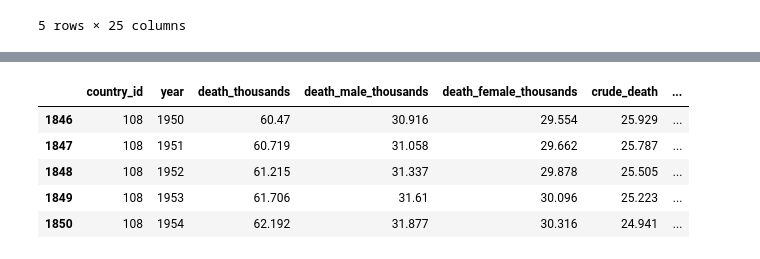
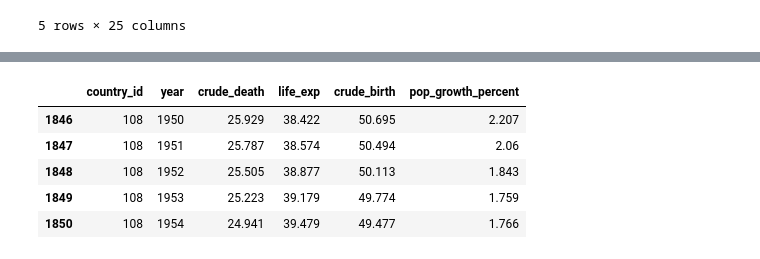
Before and after one commit to YannChye/noPreferenceInCamelCase, a Jupyter notebook: 01_transform_data_new.ipynb, the cells around one changed output, grey strips where cells are left out. Drawn from its saved outputs; the diff is of its cells as text; code cells hidden in the pictures.

```diff
--- a/01_transform_data.ipynb
+++ b/01_transform_data_new.ipynb
@@ -258,15 +174,15 @@ Index(['Index', 'Variant', 'Region, subregion, country or area *', 'Notes',
 # %%
 # rename columns
 demographic_df.columns=["id","variant","country","notes","country_id","type","parent_code","year","death_thousands","death_male_thousands","death_female_thousands","crude_death","life_exp","life_exp_male","life_exp_female","infant_death","infant_mortality","underfive_mortality","birth_thousands","crude_birth","total_fertility","total_pop_natural_change","rate_natural_increase","pop_change","pop_growth_percent"]
-demographic_df=demographic_df[["country_id","year","death_thousands","death_male_thousands","death_female_thousands","crude_death","life_exp","life_exp_male","life_exp_female","infant_death","infant_mortality","underfive_mortality","birth_thousands","crude_birth","total_fertility","total_pop_natural_change","rate_natural_increase","pop_change","pop_growth_percent"]]
+demographic_df=demographic_df[["country_id","year","crude_death","life_exp","crude_birth","pop_growth_percent"]]
 demographic_df.head()
 # %% [output]
-|  | country_id | year | death_thousands | death_male_thousands | death_female_thousands | crude_death | ... |
-| 1846 | 108 | 1950 | 60.47 | 30.916 | 29.554 | 25.929 | ... |
-| 1847 | 108 | 1951 | 60.719 | 31.058 | 29.662 | 25.787 | ... |
-| 1848 | 108 | 1952 | 61.215 | 31.337 | 29.878 | 25.505 | ... |
-| 1849 | 108 | 1953 | 61.706 | 31.61 | 30.096 | 25.223 | ... |
-| 1850 | 108 | 1954 | 62.192 | 31.877 | 30.316 | 24.941 | ... |
+|  | country_id | year | crude_death | life_exp | crude_birth | pop_growth_percent |
+| 1846 | 108 | 1950 | 25.929 | 38.422 | 50.695 | 2.207 |
+| 1847 | 108 | 1951 | 25.787 | 38.574 | 50.494 | 2.06 |
+| 1848 | 108 | 1952 | 25.505 | 38.877 | 50.113 | 1.843 |
+| 1849 | 108 | 1953 | 25.223 | 39.179 | 49.774 | 1.759 |
+| 1850 | 108 | 1954 | 24.941 | 39.479 | 49.477 | 1.766 |
 # %%
 # ensure no duplicate rows
 duplicateindex=demographic_df.duplicated(subset=["country_id","year"],keep="first")
```
Also changed, not shown: parts of 6 cells of this notebook, 14 other files.
